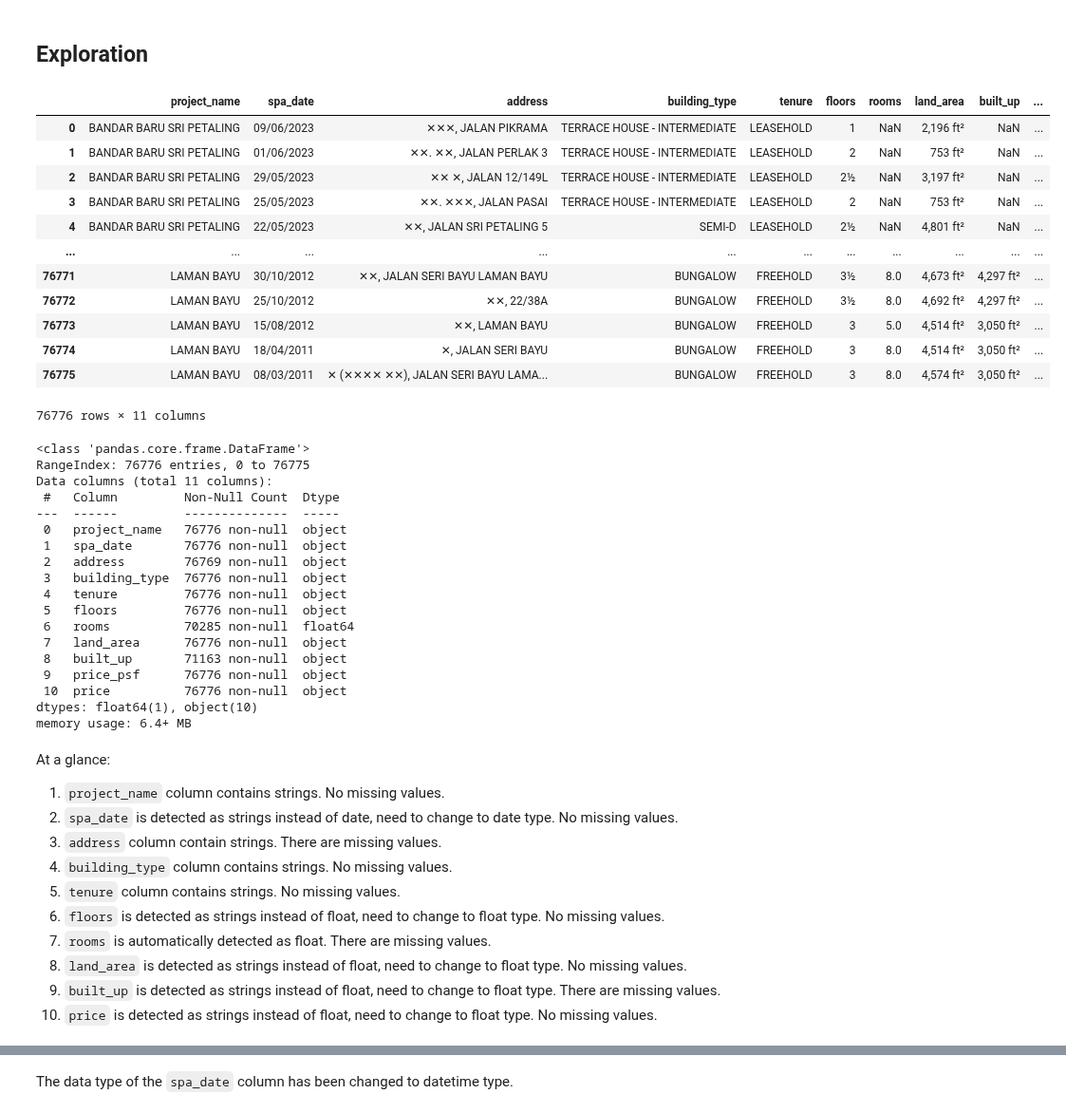
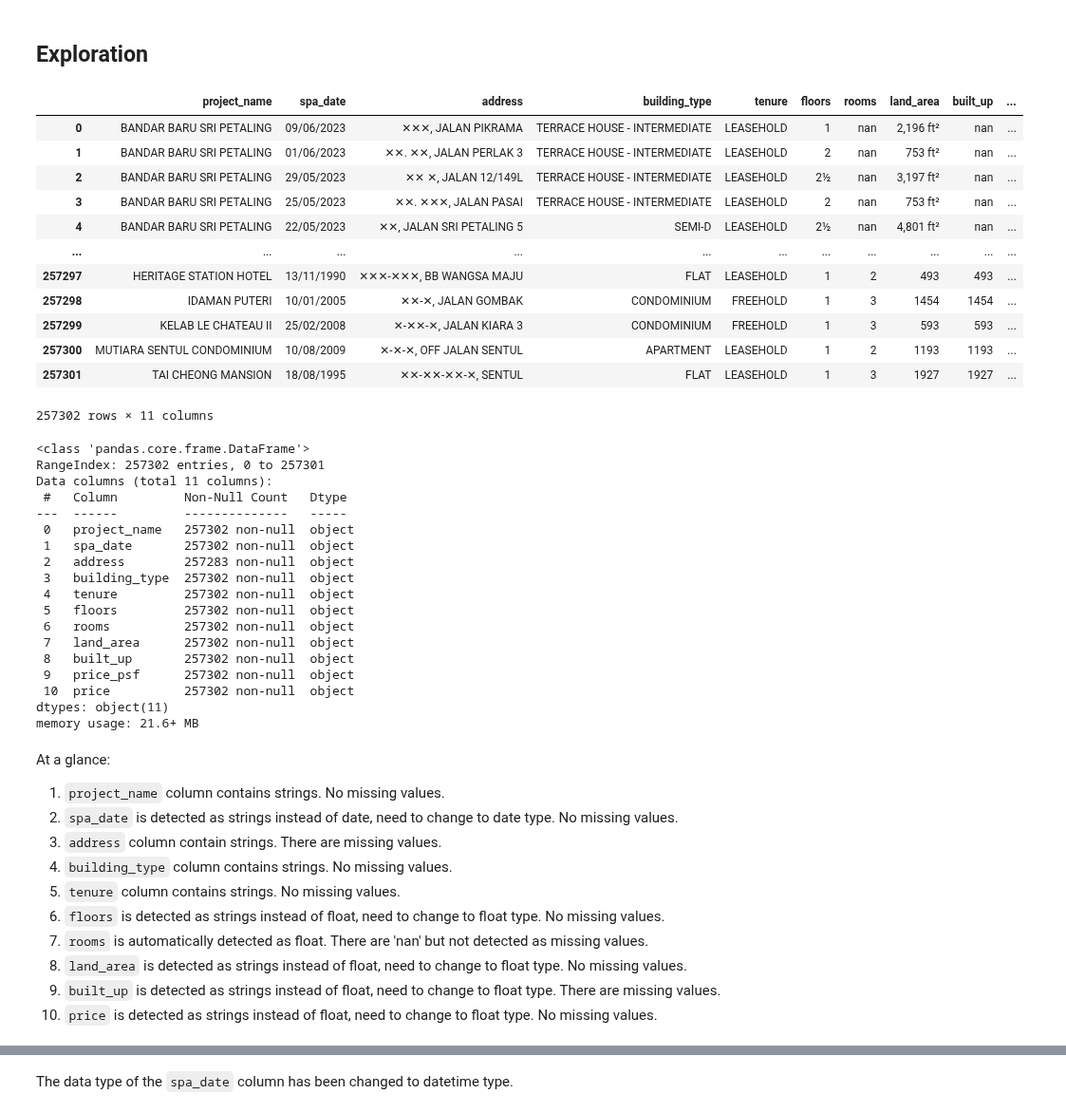
Before and after one commit to yuenherny/kl-house-price-forecasting, a Jupyter notebook: notebooks/Transactions - Data Exploration & Cleaning.ipynb, the cells around one changed output, grey strips where cells are left out. Shown at 95% size. Cells and saved outputs as stored; diff of their text form; code cells hidden in the pictures.

Commit message:
Use parquet file

```diff
--- a/notebooks/Transactions - Data Exploration & Cleaning.ipynb
+++ b/notebooks/Transactions - Data Exploration & Cleaning.ipynb
@@ -7,43 +7,43 @@ from helpers import DATA_DIR, RAW_DATA_DIR
 # %% [markdown]
 ## Exploration
 # %%
-df_transactions = pd.read_excel(RAW_DATA_DIR / 'transactions_landed_KL.xlsx')
+df_transactions = pd.read_parquet(RAW_DATA_DIR / 'transactions_KL.parquet')
 df_transactions
 # %% [output]
 |  | project_name | spa_date | address | building_type | tenure | floors | rooms | land_area | built_up | ... |
-| 0 | BANDAR BARU SRI PETALING | 09/06/2023 | ✕✕✕, JALAN PIKRAMA | TERRACE HOUSE - INTERMEDIATE | LEASEHOLD | 1 | NaN | 2,196 ft² | NaN | ... |
-| 1 | BANDAR BARU SRI PETALING | 01/06/2023 | ✕✕. ✕✕, JALAN PERLAK 3 | TERRACE HOUSE - INTERMEDIATE | LEASEHOLD | 2 | NaN | 753 ft² | NaN | ... |
-| 2 | BANDAR BARU SRI PETALING | 29/05/2023 | ✕✕ ✕, JALAN 12/149L | TERRACE HOUSE - INTERMEDIATE | LEASEHOLD | 2½ | NaN | 3,197 ft² | NaN | ... |
-| 3 | BANDAR BARU SRI PETALING | 25/05/2023 | ✕✕. ✕✕✕, JALAN PASAI | TERRACE HOUSE - INTERMEDIATE | LEASEHOLD | 2 | NaN | 753 ft² | NaN | ... |
-| 4 | BANDAR BARU SRI PETALING | 22/05/2023 | ✕✕, JALAN SRI PETALING 5 | SEMI-D | LEASEHOLD | 2½ | NaN | 4,801 ft² | NaN | ... |
+| 0 | BANDAR BARU SRI PETALING | 09/06/2023 | ✕✕✕, JALAN PIKRAMA | TERRACE HOUSE - INTERMEDIATE | LEASEHOLD | 1 | nan | 2,196 ft² | nan | ... |
+| 1 | BANDAR BARU SRI PETALING | 01/06/2023 | ✕✕. ✕✕, JALAN PERLAK 3 | TERRACE HOUSE - INTERMEDIATE | LEASEHOLD | 2 | nan | 753 ft² | nan | ... |
+| 2 | BANDAR BARU SRI PETALING | 29/05/2023 | ✕✕ ✕, JALAN 12/149L | TERRACE HOUSE - INTERMEDIATE | LEASEHOLD | 2½ | nan | 3,197 ft² | nan | ... |
+| 3 | BANDAR BARU SRI PETALING | 25/05/2023 | ✕✕. ✕✕✕, JALAN PASAI | TERRACE HOUSE - INTERMEDIATE | LEASEHOLD | 2 | nan | 753 ft² | nan | ... |
+| 4 | BANDAR BARU SRI PETALING | 22/05/2023 | ✕✕, JALAN SRI PETALING 5 | SEMI-D | LEASEHOLD | 2½ | nan | 4,801 ft² | nan | ... |
 | ... | ... | ... | ... | ... | ... | ... | ... | ... | ... | ... |
-| 76771 | LAMAN BAYU | 30/10/2012 | ✕✕, JALAN SERI BAYU LAMAN BAYU | BUNGALOW | FREEHOLD | 3½ | 8.0 | 4,673 ft² | 4,297 ft² | ... |
-| 76772 | LAMAN BAYU | 25/10/2012 | ✕✕, 22/38A | BUNGALOW | FREEHOLD | 3½ | 8.0 | 4,692 ft² | 4,297 ft² | ... |
-| 76773 | LAMAN BAYU | 15/08/2012 | ✕✕, LAMAN BAYU | BUNGALOW | FREEHOLD | 3 | 5.0 | 4,514 ft² | 3,050 ft² | ... |
-| 76774 | LAMAN BAYU | 18/04/2011 | ✕, JALAN SERI BAYU | BUNGALOW | FREEHOLD | 3 | 8.0 | 4,514 ft² | 3,050 ft² | ... |
-| 76775 | LAMAN BAYU | 08/03/2011 | ✕ (✕✕✕✕ ✕✕), JALAN SERI BAYU LAMA... | BUNGALOW | FREEHOLD | 3 | 8.0 | 4,574 ft² | 3,050 ft² | ... |
+| 257297 | HERITAGE STATION HOTEL | 13/11/1990 | ✕✕✕-✕✕✕, BB WANGSA MAJU | FLAT | LEASEHOLD | 1 | 2 | 493 | 493 | ... |
+| 257298 | IDAMAN PUTERI | 10/01/2005 | ✕✕-✕, JALAN GOMBAK | CONDOMINIUM | FREEHOLD | 1 | 3 | 1454 | 1454 | ... |
+| 257299 | KELAB LE CHATEAU II | 25/02/2008 | ✕-✕✕-✕, JALAN KIARA 3 | CONDOMINIUM | FREEHOLD | 1 | 3 | 593 | 593 | ... |
+| 257300 | MUTIARA SENTUL CONDOMINIUM | 10/08/2009 | ✕-✕-✕, OFF JALAN SENTUL | APARTMENT | LEASEHOLD | 1 | 2 | 1193 | 1193 | ... |
+| 257301 | TAI CHEONG MANSION | 18/08/1995 | ✕✕-✕✕-✕✕-✕, SENTUL | FLAT | LEASEHOLD | 1 | 3 | 1927 | 1927 | ... |
-76776 rows × 11 columns
+257302 rows × 11 columns
 # %%
 df_transactions.info()
 # %% [output]
 <class 'pandas.core.frame.DataFrame'>
-RangeIndex: 76776 entries, 0 to 76775
+RangeIndex: 257302 entries, 0 to 257301
 Data columns (total 11 columns):
- #   Column         Non-Null Count  Dtype
----  ------         --------------  -----
- 0   project_name   76776 non-null  object
- 1   spa_date       76776 non-null  object
- 2   address        76769 non-null  object
- 3   building_type  76776 non-null  object
- 4   tenure         76776 non-null  object
- 5   floors         76776 non-null  object
- 6   rooms          70285 non-null  float64
- 7   land_area      76776 non-null  object
- 8   built_up       71163 non-null  object
- 9   price_psf      76776 non-null  object
- 10  price          76776 non-null  object
-dtypes: float64(1), object(10)
-memory usage: 6.4+ MB
+ #   Column         Non-Null Count   Dtype
+---  ------         --------------   -----
+ 0   project_name   257302 non-null  object
+ 1   spa_date       257302 non-null  object
+ 2   address        257283 non-null  object
+ 3   building_type  257302 non-null  object
+ 4   tenure         257302 non-null  object
+ 5   floors         257302 non-null  object
+ 6   rooms          257302 non-null  object
+ 7   land_area      257302 non-null  object
+ 8   built_up       257302 non-null  object
+ 9   price_psf      257302 non-null  object
+ 10  price          257302 non-null  object
+dtypes: object(11)
+memory usage: 21.6+ MB
 # %% [markdown]
 At a glance:
 1. `project_name` column contains strings. No missing values.
@@ -52,7 +52,7 @@ At a glance:
 4. `building_type` column contains strings. No missing values.
 5. `tenure` column contains strings. No missing values.
 6. `floors` is detected as strings instead of float, need to change to float type. No missing values.
-7. `rooms` is automatically detected as float. There are missing values.
+7. `rooms` is automatically detected as float. There are 'nan' but not detected as missing values.
 8. `land_area` is detected as strings instead of float, need to change to float type. No missing values.
 9. `built_up` is detected as strings instead of float, need to change to float type. There are missing values.
 10. `price` is detected as strings instead of float, need to change to float type. No missing values.
```
Also changed, not shown: parts of 23 cells of this notebook.
